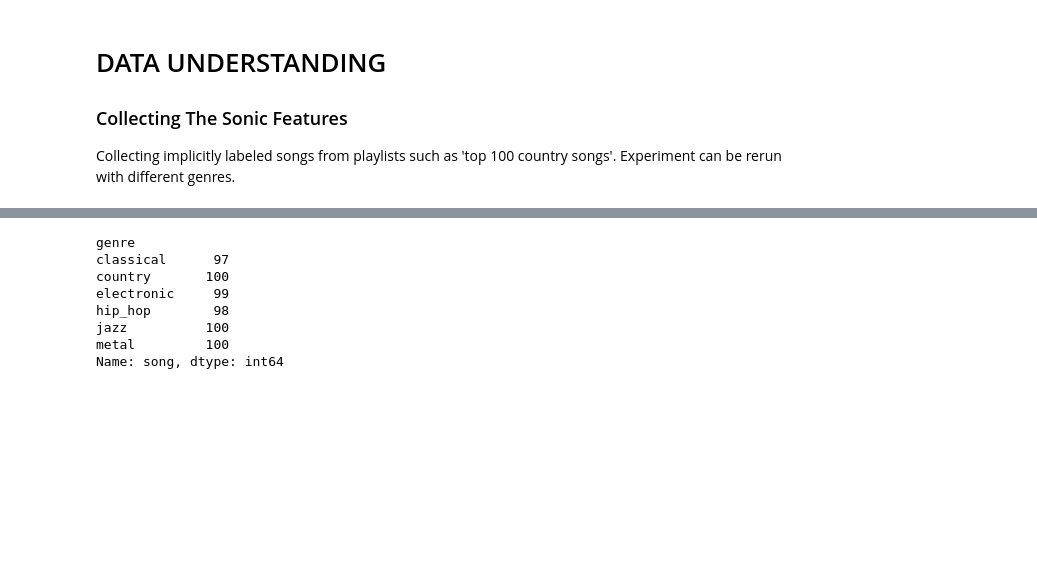
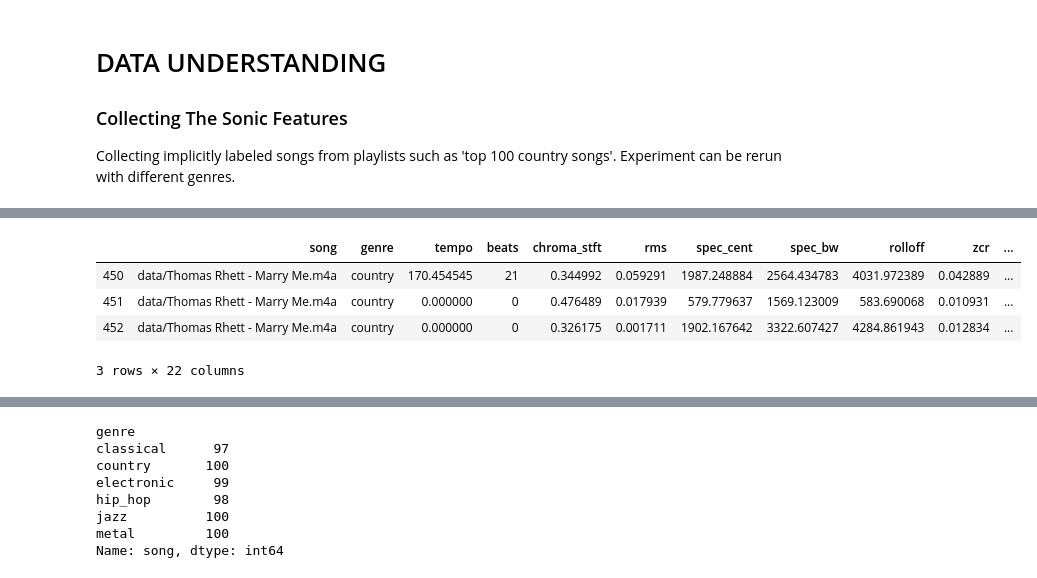
Before and after one commit to Patrickbfuller/classify_genre, a Jupyter notebook: genres.ipynb, the cells around one changed output, grey strips where cells are left out. Cells and saved outputs as stored; diff of their text form; code cells hidden in the pictures; blank space fills up the shorter version.

```diff
--- a/genres.ipynb
+++ b/genres.ipynb
@@ -43,0 +100,8 @@ df = pd.read_json('data/genre_features.json', lines=True)
+# %%
+df[df.song.str.contains('Marry Me')].tail(3)
+# %% [output]
+|  | song | genre | tempo | beats | chroma_stft | rms | spec_cent | spec_bw | rolloff | zcr | ... |
+| 450 | data/Thomas Rhett - Marry Me.m4a | country | 170.454545 | 21 | 0.344992 | 0.059291 | 1987.248884 | 2564.434783 | 4031.972389 | 0.042889 | ... |
+| 451 | data/Thomas Rhett - Marry Me.m4a | country | 0.000000 | 0 | 0.476489 | 0.017939 | 579.779637 | 1569.123009 | 583.690068 | 0.010931 | ... |
+| 452 | data/Thomas Rhett - Marry Me.m4a | country | 0.000000 | 0 | 0.326175 | 0.001711 | 1902.167642 | 3322.607427 | 4284.861943 | 0.012834 | ... |
+3 rows × 22 columns
```
Also changed, not shown: parts of 17 cells of this notebook.
